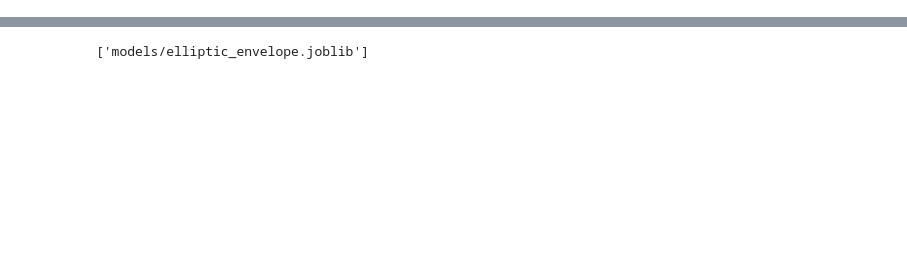
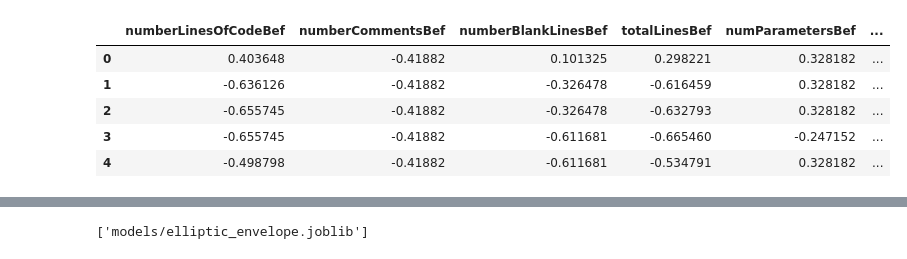
Before and after one commit to diogof19/DISS, a Jupyter notebook: Classification Model/Model Prep.ipynb, the cells around one changed output, grey strips where cells are left out. Drawn from its saved outputs; the diff is of its cells as text; code cells hidden in the pictures; blank space fills up the shorter version.

```diff
--- a/Classification Model/Model Prep.ipynb
+++ b/Classification Model/Model Prep.ipynb
@@ -54,0 +61,15 @@ data.head()
+# %%
+is_inf = data.isin([np.inf, -np.inf])
+data = data[~is_inf.any(axis=1)]
+# %%
+scaler = StandardScaler()
+temp = scaler.fit_transform(data)
+scaled_data = pd.DataFrame(temp, columns=data.columns, index=data.index)
+scaled_data.head()
+# %% [output]
+|  | numberLinesOfCodeBef | numberCommentsBef | numberBlankLinesBef | totalLinesBef | numParametersBef | ... |
+| 0 | 0.403648 | -0.41882 | 0.101325 | 0.298221 | 0.328182 | ... |
+| 1 | -0.636126 | -0.41882 | -0.326478 | -0.616459 | 0.328182 | ... |
+| 2 | -0.655745 | -0.41882 | -0.326478 | -0.632793 | 0.328182 | ... |
+| 3 | -0.655745 | -0.41882 | -0.611681 | -0.665460 | -0.247152 | ... |
+| 4 | -0.498798 | -0.41882 | -0.611681 | -0.534791 | 0.328182 | ... |
```
Also changed, not shown: parts of 19 cells of this notebook, 6 other files.
